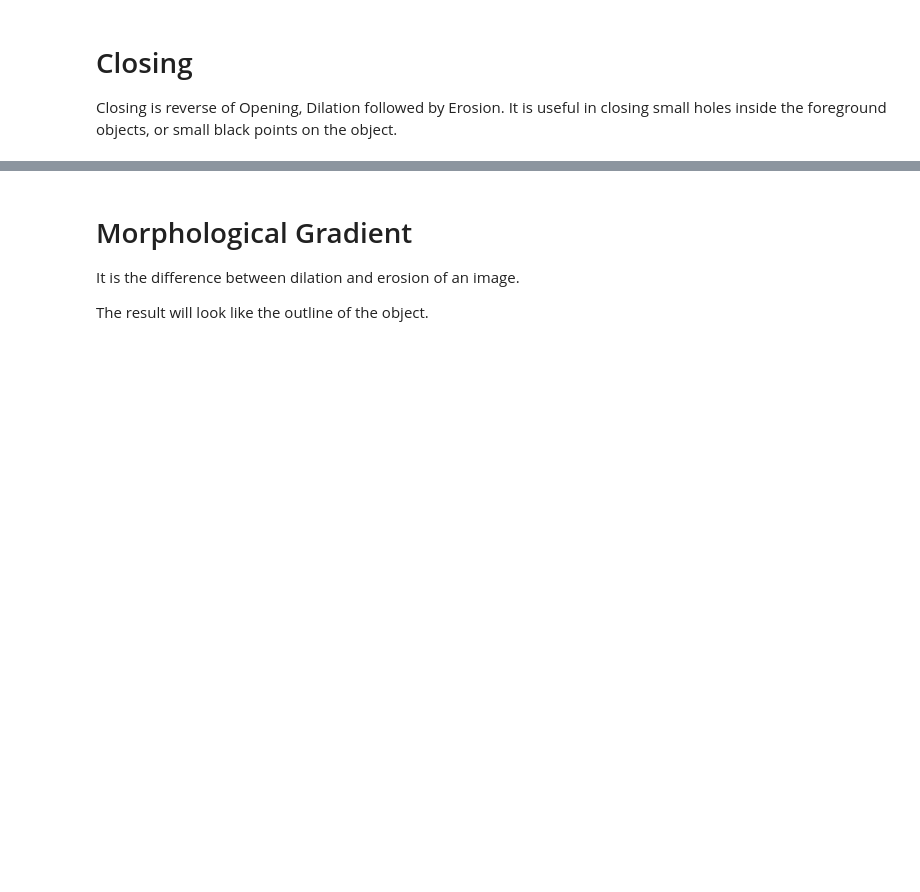
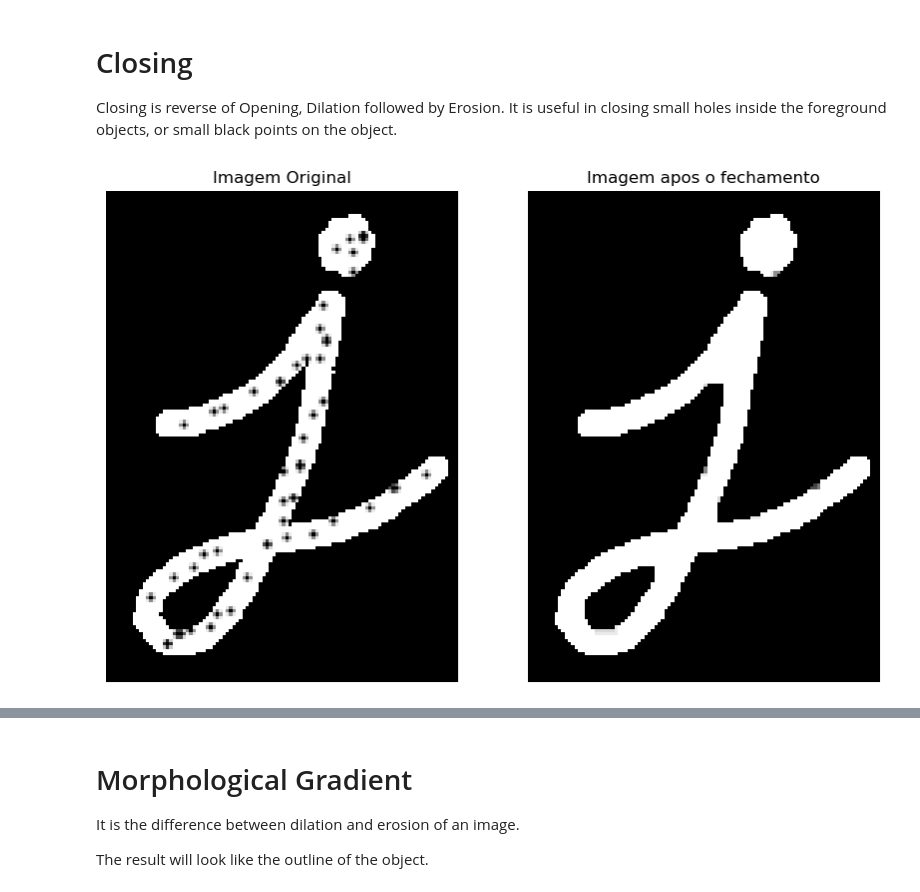
Before and after one commit to Orlandovpjunior/percepcaoComputacional, a Jupyter notebook: imagens/morfologia/morphologicalOperations.ipynb, the cells around one changed output, grey strips where cells are left out. Cells and saved outputs as stored; diff of their text form; code cells hidden in the pictures; blank space fills up the shorter version.

```diff
--- a/imagens/morfologia/morphologicalOperations.ipynb
+++ b/imagens/morfologia/morphologicalOperations.ipynb
@@ -47,3 +62,17 @@ Result
 # Closing
 
 Closing is reverse of Opening, Dilation followed by Erosion. It is useful in closing small holes inside the foreground objects, or small black points on the object.
+# %%
+img = cv.imread('./img/j_ruido2.png',cv.IMREAD_GRAYSCALE)
+# %%
+closing = cv.morphologyEx(img, cv.MORPH_CLOSE, kernel)
+fig, ax = plt.subplots(1,2, figsize=(10,15))
+ax[0].imshow(img,cmap='gray')
+ax[0].set_title("Imagem Original")
+ax[0].axis('off')
+ax[1].imshow(closing, cmap='gray')
+ax[1].set_title("Imagem apos o fechamento")
+ax[1].axis('off')
+plt.show()
+# %% [output]
+[figure, added]
```
Also changed, not shown: parts of 19 cells of this notebook, 6 other files.
